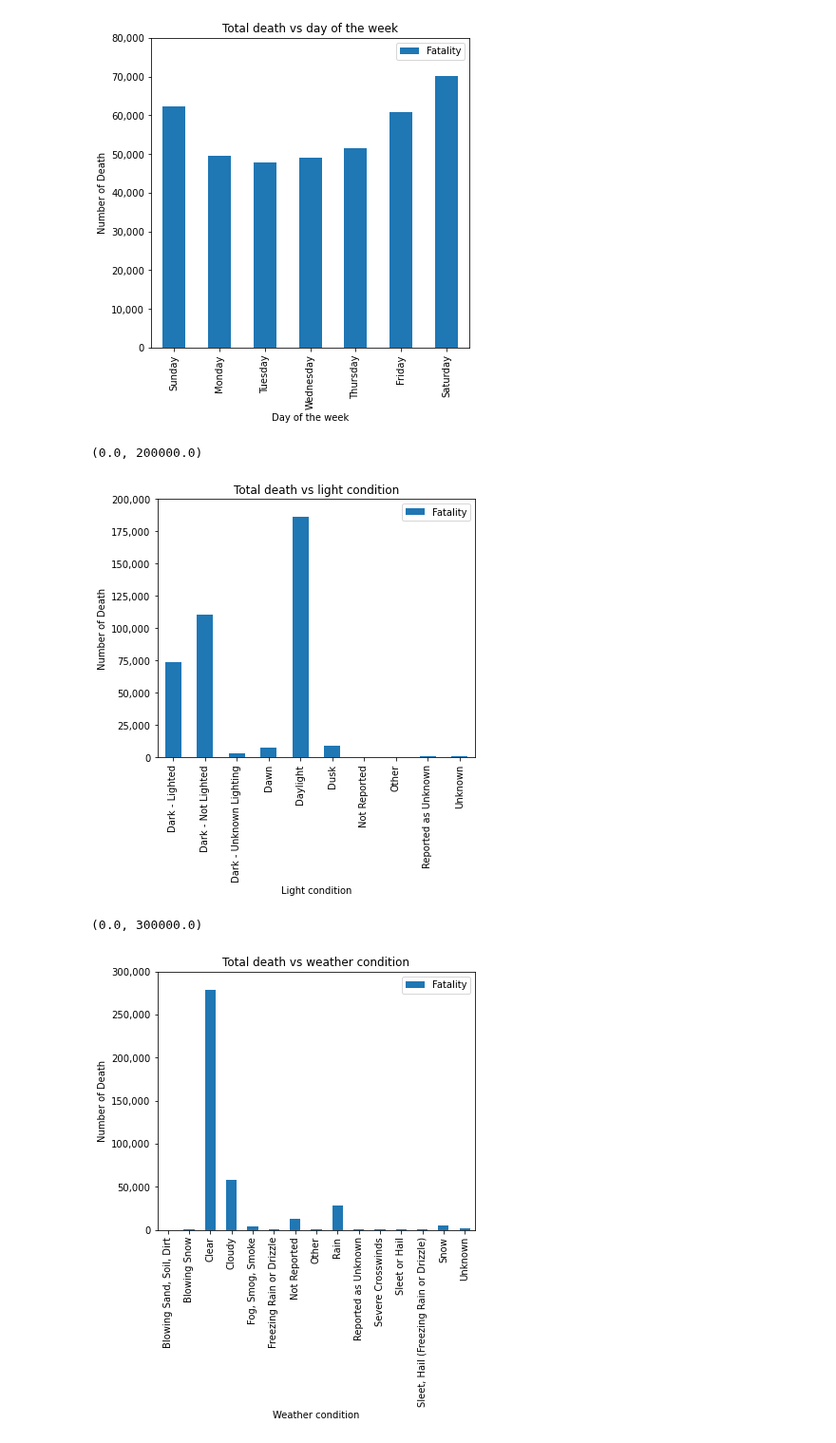
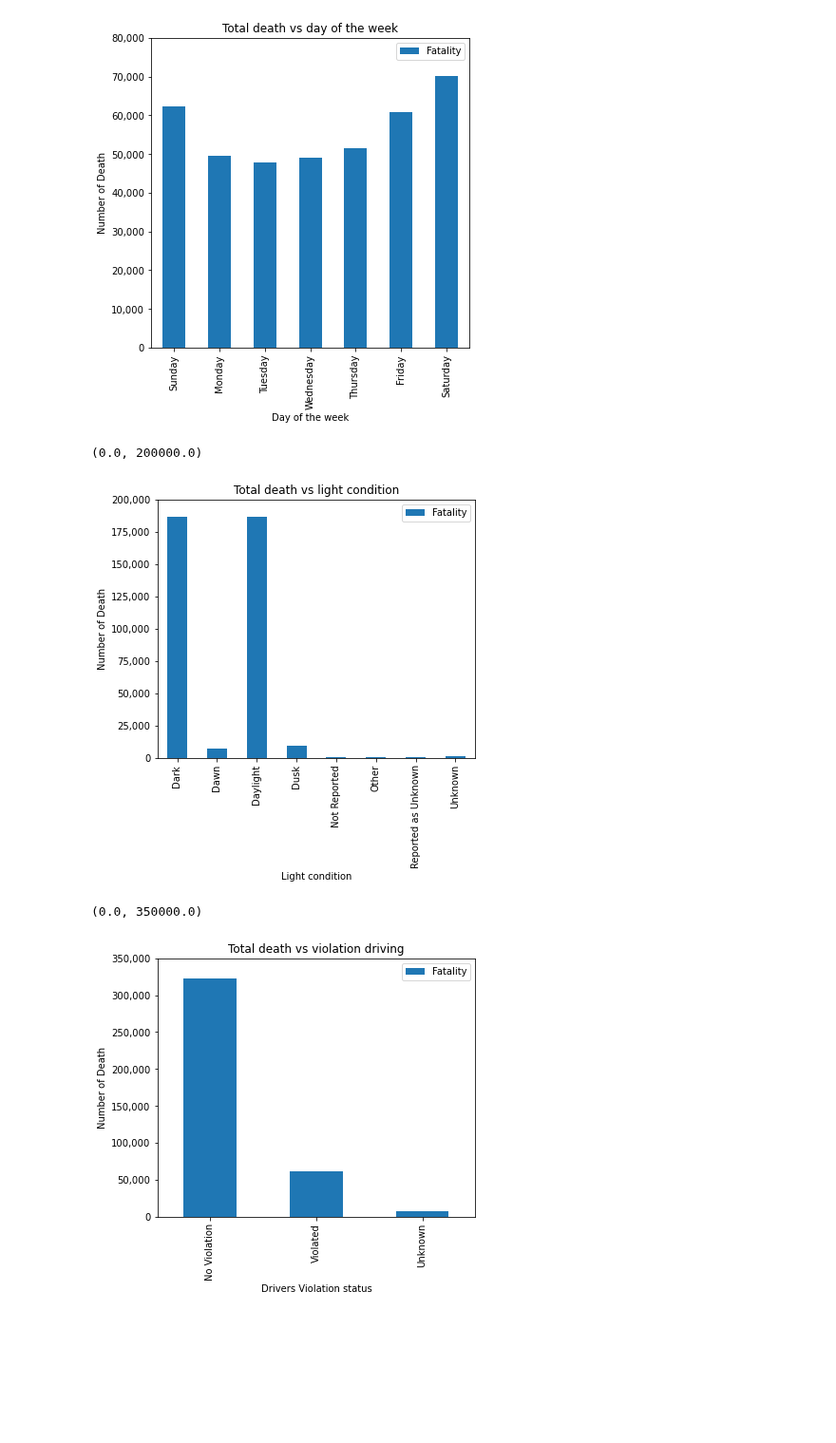
Before and after one commit to MZt92-ui/Project-1-Group-3, a Jupyter notebook: car_crash/data_analyse.ipynb, the cells around one changed output. Shown at 95% size. Saved outputs shown, nothing was run; the diff lists cells and outputs as text; code cells hidden in the pictures; blank space fills up the shorter version.

Commit message:
add code to trim off CSV data to reduce file size and additional analysis

```diff
--- a/car_crash/data_analyse.ipynb
+++ b/car_crash/data_analyse.ipynb
@@ -16,7 +16,7 @@ from api_keys import g_key
 import gmaps
 # %%
 ##### read data
-fatality = pd.read_csv('data/accident.csv')
+fatality = pd.read_csv('data/ACCIDENT.csv')
 injury_property_damage = pd.read_csv('data/injury_and_property_damage_only.csv')
 vehicle_miles = pd.read_csv('data/vehicle_miles.csv')
 injury_property_damage.head(10)
@@ -179,6 +176,6 @@ fig
 [interactive output not drawn]
 # %%
 #analyse fatality per causes
-cause_df = fatality[['caseyear','statename','lgt_condname','weathername','drunk_dr','fatals','day_weekname','day_week']]
-cause_df
+cause_df = fatality[['caseyear','statename','lgt_condname','drunk_dr','fatals','day_weekname','day_week','st_case']]
+cause_df.head()
 # %% [output]
@@ -239,7 +229,11 @@ p.set_ylim(0,80000)
 [figure]
 # %%
 #fatility vs light
-light_condition_crash_df = cause_df.groupby('lgt_condname').sum()['fatals'].reset_index()
+#consolidate dark data
+light_condition_crash_df = cause_df.replace ({'Dark - Lighted':'Dark',
+                                              'Dark - Not Lighted':'Dark',
+                                              'Dark - Unknown Lighting':'Dark'})
+light_condition_crash_df = light_condition_crash_df.groupby('lgt_condname').sum()['fatals'].reset_index()
 light_condition_crash_df.set_index('lgt_condname',inplace=True)
 p = light_condition_crash_df.plot.bar(figsize =(6,5),title='Total death vs light condition')
 p.set_xlabel ('Light condition')
@@ -249,17 +243,23 @@ p.legend(['Fatality'])
 p.set_ylim(0,200000)
 # %% [output]
 (0.0, 200000.0)
-[figure, old version]
+[figure, new version]
 # %%
-#fatility vs weather
-weather_crash_df = cause_df.groupby('weathername').sum()['fatals'].reset_index()
-weather_crash_df.set_index('weathername',inplace=True)
-p = weather_crash_df.plot.bar(figsize =(6,5),title='Total death vs weather condition')
-p.set_xlabel ('Weather condition')
+#fatility vs violation
+violation = pd.read_csv('data/VIOLATION.csv')
+violation =violation.drop_duplicates()
+bin = [-1,0,98,1000]
+labels = ['No Violation', 'Violated' , 'Unknown']
+violation['violation_category']=pd.cut(violation['violation'],bins=bin,labels=labels)
+violation = violation.merge(cause_df,on=['caseyear','st_case'],how='left')
+violation_p = violation.groupby('violation_category').sum()['fatals'].reset_index()
+violation_p.set_index('violation_category',inplace=True)
+p = violation_p.plot.bar(figsize =(6,5),title='Total death vs violation driving')
+p.set_xlabel ('Drivers Violation status')
 p.set_ylabel ('Number of Death')
 p.yaxis.set_major_formatter(mpl.ticker.StrMethodFormatter('{x:,.0f}'))
 p.legend(['Fatality'])
-p.set_ylim(0,300000)
+p.set_ylim(0,350000)
 # %% [output]
-(0.0, 300000.0)
+(0.0, 350000.0)
-[figure, old version]
+[figure, new version]
```
Also changed, not shown: parts of 12 cells of this notebook, 1 other file.
